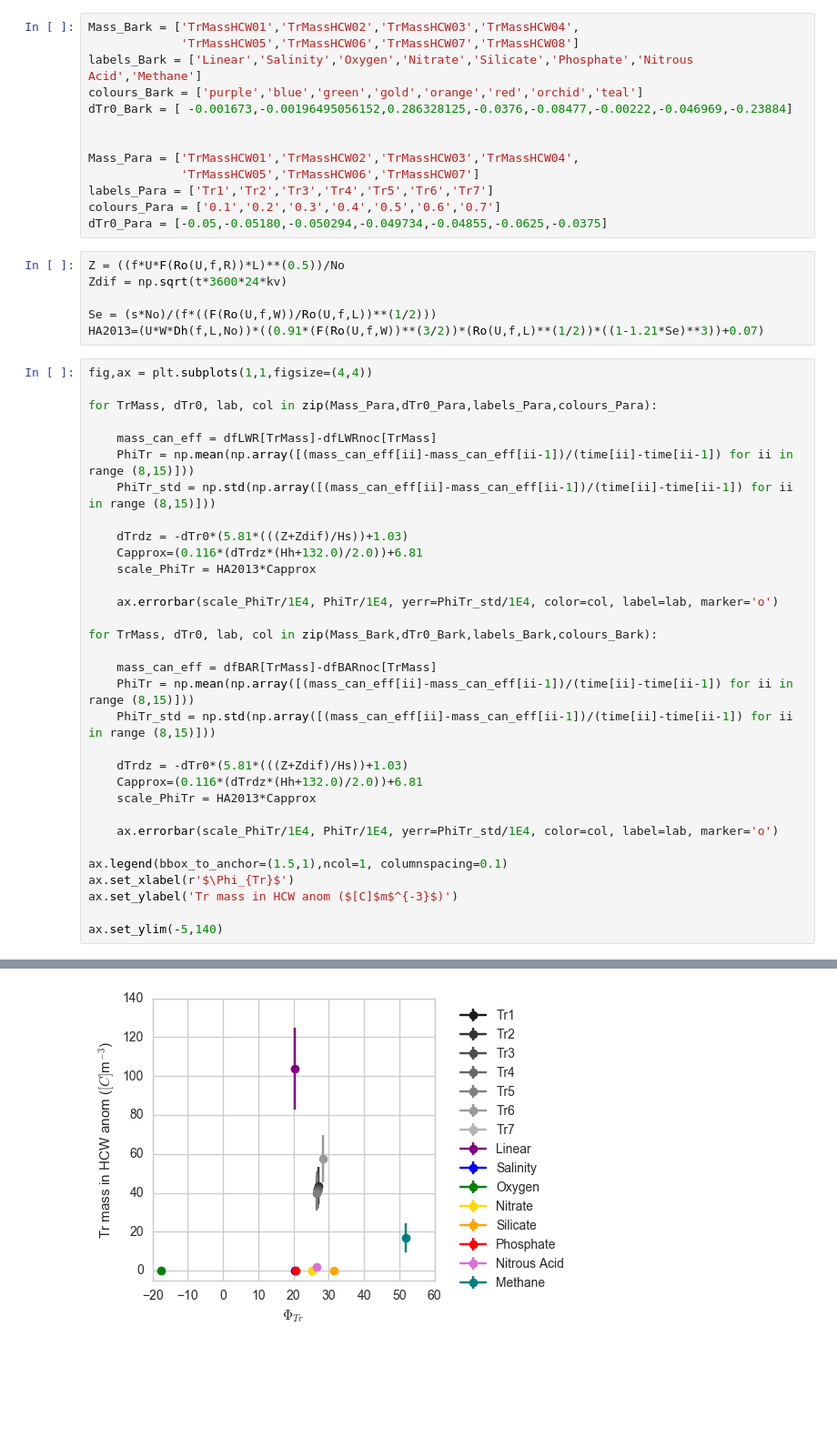
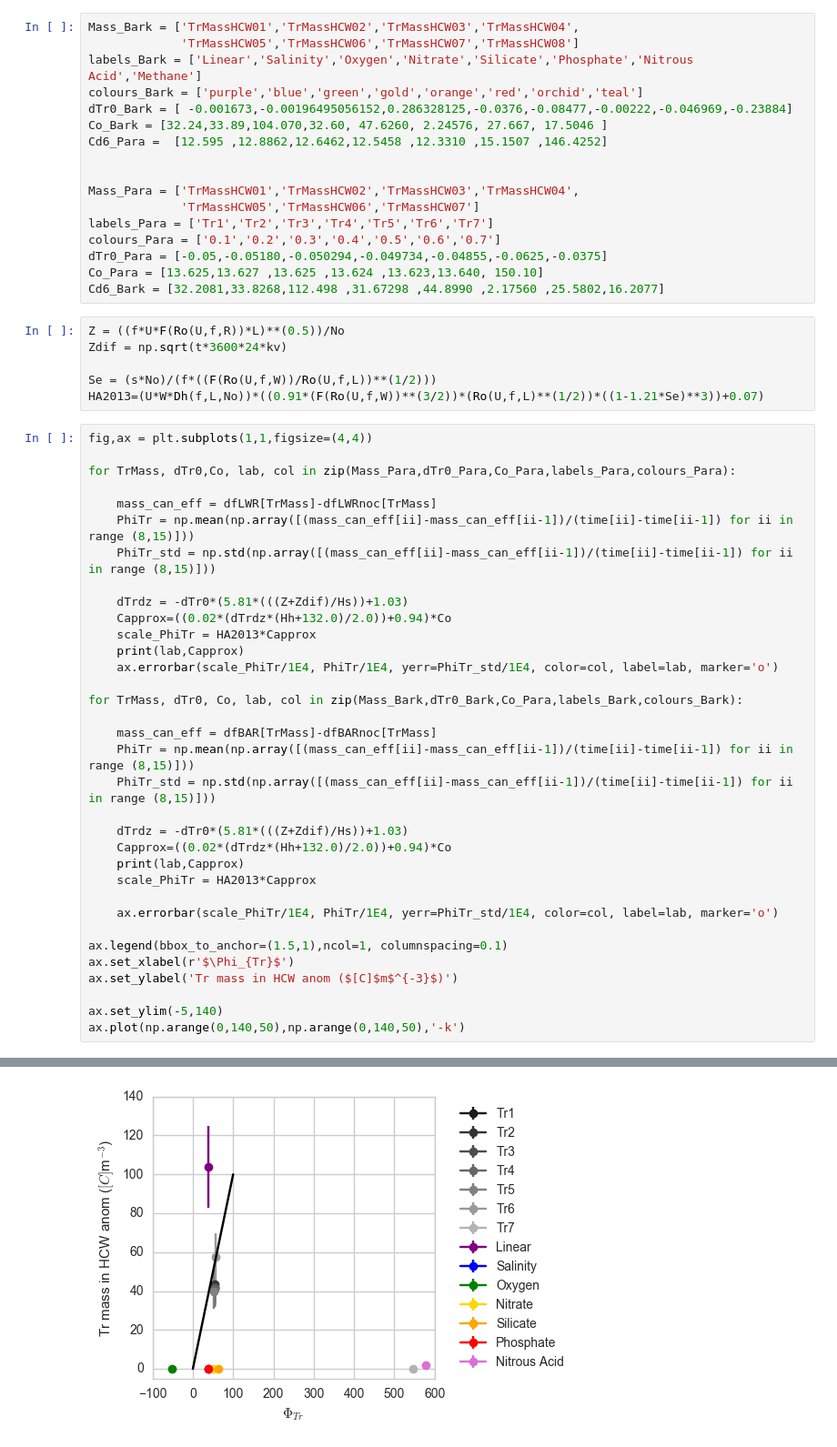
Before and after one commit to UBC-MOAD/outputanalysisnotebooks, a Jupyter notebook: NutrientProfiles/Parabolic/How_far_from_real_profiles.ipynb, the cells around one changed output, grey strips where cells are left out. Shown: that part at 91% size. Drawn from its saved outputs; the diff is of its cells as text; blank space fills up the shorter version.

```diff
--- a/NutrientProfiles/Parabolic/How_far_from_real_profiles.ipynb
+++ b/NutrientProfiles/Parabolic/How_far_from_real_profiles.ipynb
@@ -97,6 +97,8 @@ Mass_Bark = ['TrMassHCW01','TrMassHCW02','TrMassHCW03','TrMassHCW04',
 labels_Bark = ['Linear','Salinity','Oxygen','Nitrate','Silicate','Phosphate','Nitrous Acid','Methane']
 colours_Bark = ['purple','blue','green','gold','orange','red','orchid','teal']
 dTr0_Bark = [ -0.001673,-0.00196495056152,0.286328125,-0.0376,-0.08477,-0.00222,-0.046969,-0.23884]
+Co_Bark = [32.24,33.89,104.070,32.60, 47.6260, 2.24576, 27.667, 17.5046 ]
+Cd6_Para =  [12.595 ,12.8862,12.6462,12.5458 ,12.3310 ,15.1507 ,146.4252]
 
 
 Mass_Para = ['TrMassHCW01','TrMassHCW02','TrMassHCW03','TrMassHCW04',
@@ -104,6 +106,8 @@ Mass_Para = ['TrMassHCW01','TrMassHCW02','TrMassHCW03','TrMassHCW04',
 labels_Para = ['Tr1','Tr2','Tr3','Tr4','Tr5','Tr6','Tr7']
 colours_Para = ['0.1','0.2','0.3','0.4','0.5','0.6','0.7']
 dTr0_Para = [-0.05,-0.05180,-0.050294,-0.049734,-0.04855,-0.0625,-0.0375]
+Co_Para = [13.625,13.627 ,13.625 ,13.624 ,13.623,13.640, 150.10]
+Cd6_Bark = [32.2081,33.8268,112.498 ,31.67298 ,44.8990 ,2.17560 ,25.5802,16.2077]
 # %%
 Z = ((f*U*F(Ro(U,f,R))*L)**(0.5))/No
 Zdif = np.sqrt(t*3600*24*kv)
@@ -113,26 +117,27 @@ HA2013=(U*W*Dh(f,L,No))*((0.91*(F(Ro(U,f,W))**(3/2))*(Ro(U,f,L)**(1/2))*((1-1.21
 # %%
 fig,ax = plt.subplots(1,1,figsize=(4,4))
 
-for TrMass, dTr0, lab, col in zip(Mass_Para,dTr0_Para,labels_Para,colours_Para):
+for TrMass, dTr0,Co, lab, col in zip(Mass_Para,dTr0_Para,Co_Para,labels_Para,colours_Para):
 
     mass_can_eff = dfLWR[TrMass]-dfLWRnoc[TrMass]
     PhiTr = np.mean(np.array([(mass_can_eff[ii]-mass_can_eff[ii-1])/(time[ii]-time[ii-1]) for ii in range (8,15)]))
     PhiTr_std = np.std(np.array([(mass_can_eff[ii]-mass_can_eff[ii-1])/(time[ii]-time[ii-1]) for ii in range (8,15)]))
 
     dTrdz = -dTr0*(5.81*(((Z+Zdif)/Hs))+1.03)
-    Capprox=(0.116*(dTrdz*(Hh+132.0)/2.0))+6.81
+    Capprox=((0.02*(dTrdz*(Hh+132.0)/2.0))+0.94)*Co
     scale_PhiTr = HA2013*Capprox
-
+    print(lab,Capprox)
     ax.errorbar(scale_PhiTr/1E4, PhiTr/1E4, yerr=PhiTr_std/1E4, color=col, label=lab, marker='o')
 
-for TrMass, dTr0, lab, col in zip(Mass_Bark,dTr0_Bark,labels_Bark,colours_Bark):
+for TrMass, dTr0, Co, lab, col in zip(Mass_Bark,dTr0_Bark,Co_Para,labels_Bark,colours_Bark):
 
     mass_can_eff = dfBAR[TrMass]-dfBARnoc[TrMass]
     PhiTr = np.mean(np.array([(mass_can_eff[ii]-mass_can_eff[ii-1])/(time[ii]-time[ii-1]) for ii in range (8,15)]))
     PhiTr_std = np.std(np.array([(mass_can_eff[ii]-mass_can_eff[ii-1])/(time[ii]-time[ii-1]) for ii in range (8,15)]))
 
     dTrdz = -dTr0*(5.81*(((Z+Zdif)/Hs))+1.03)
-    Capprox=(0.116*(dTrdz*(Hh+132.0)/2.0))+6.81
+    Capprox=((0.02*(dTrdz*(Hh+132.0)/2.0))+0.94)*Co
+    print(lab,Capprox)
     scale_PhiTr = HA2013*Capprox
 
     ax.errorbar(scale_PhiTr/1E4, PhiTr/1E4, yerr=PhiTr_std/1E4, color=col, label=lab, marker='o')
@@ -142,4 +147,5 @@ ax.set_xlabel(r'$\Phi_{Tr}$')
 ax.set_ylabel('Tr mass in HCW anom ($[C]$m$^{-3}$)')
 
 ax.set_ylim(-5,140)
+ax.plot(np.arange(0,140,50),np.arange(0,140,50),'-k')
 # %% [output]
@@ -147 +167 @@ ax.set_ylim(-5,140)
-[figure, old version]
+[figure, new version]
```
Also changed, not shown: parts of 4 cells of this notebook, 1 other file.
